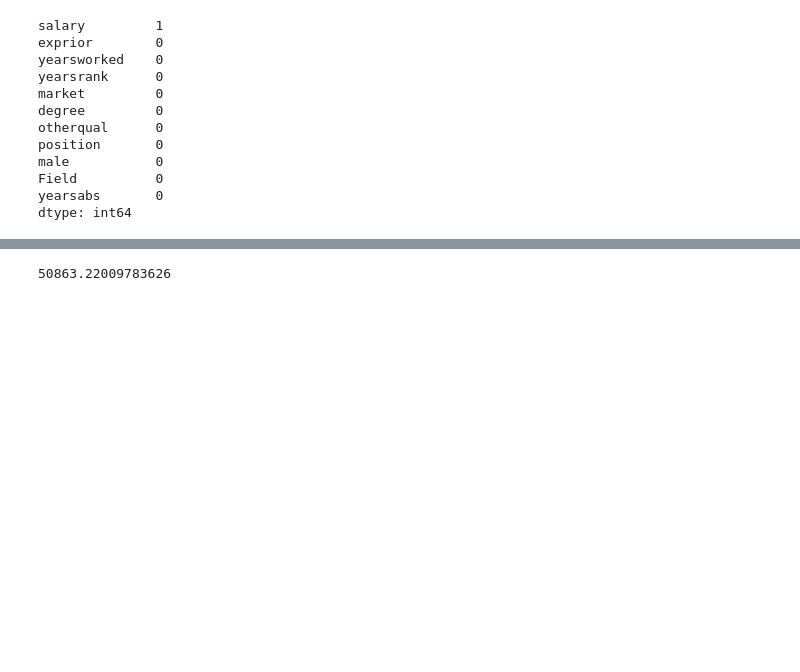
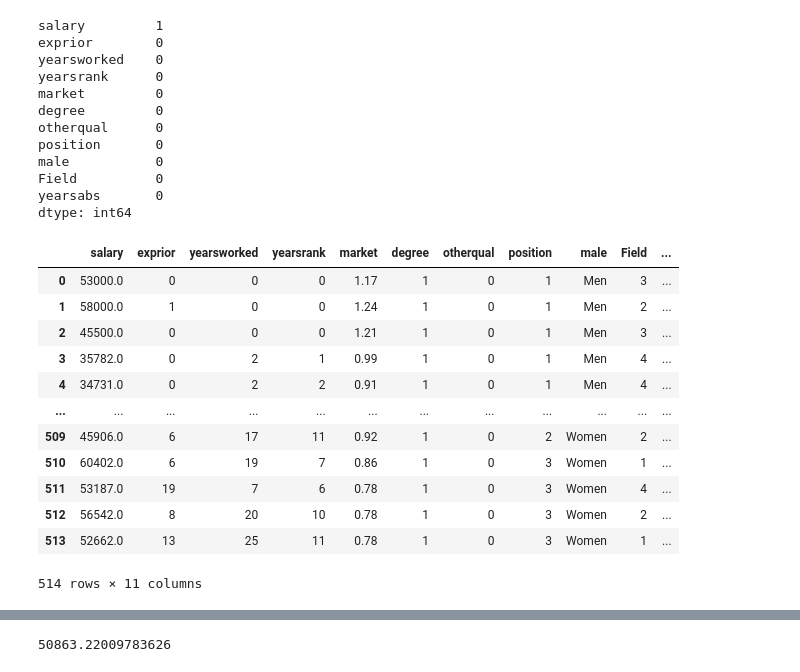
Before and after one commit to thabomayika/stat_thinking, a Jupyter notebook: stats_thinking.ipynb, the cells around one changed output, grey strips where cells are left out. Cells and saved outputs as stored; diff of their text form; code cells hidden in the pictures; blank space fills up the shorter version.

```diff
--- a/stats_thinking.ipynb
+++ b/stats_thinking.ipynb
@@ -44,6 +44,22 @@ male           0
 Field          0
 yearsabs       0
 dtype: int64
+# %%
+df.fillna(0)
+# %% [output]
+|  | salary | exprior | yearsworked | yearsrank | market | degree | otherqual | position | male | Field | ... |
+| 0 | 53000.0 | 0 | 0 | 0 | 1.17 | 1 | 0 | 1 | Men | 3 | ... |
+| 1 | 58000.0 | 1 | 0 | 0 | 1.24 | 1 | 0 | 1 | Men | 2 | ... |
+| 2 | 45500.0 | 0 | 0 | 0 | 1.21 | 1 | 0 | 1 | Men | 3 | ... |
+| 3 | 35782.0 | 0 | 2 | 1 | 0.99 | 1 | 0 | 1 | Men | 4 | ... |
+| 4 | 34731.0 | 0 | 2 | 2 | 0.91 | 1 | 0 | 1 | Men | 4 | ... |
+| ... | ... | ... | ... | ... | ... | ... | ... | ... | ... | ... | ... |
+| 509 | 45906.0 | 6 | 17 | 11 | 0.92 | 1 | 0 | 2 | Women | 2 | ... |
+| 510 | 60402.0 | 6 | 19 | 7 | 0.86 | 1 | 0 | 3 | Women | 1 | ... |
+| 511 | 53187.0 | 19 | 7 | 6 | 0.78 | 1 | 0 | 3 | Women | 4 | ... |
+| 512 | 56542.0 | 8 | 20 | 10 | 0.78 | 1 | 0 | 3 | Women | 2 | ... |
+| 513 | 52662.0 | 13 | 25 | 11 | 0.78 | 1 | 0 | 3 | Women | 1 | ... |
+514 rows × 11 columns
 # %%
 df.dtypes
 # %% [output]
```
Also changed, not shown: parts of 12 cells of this notebook.
